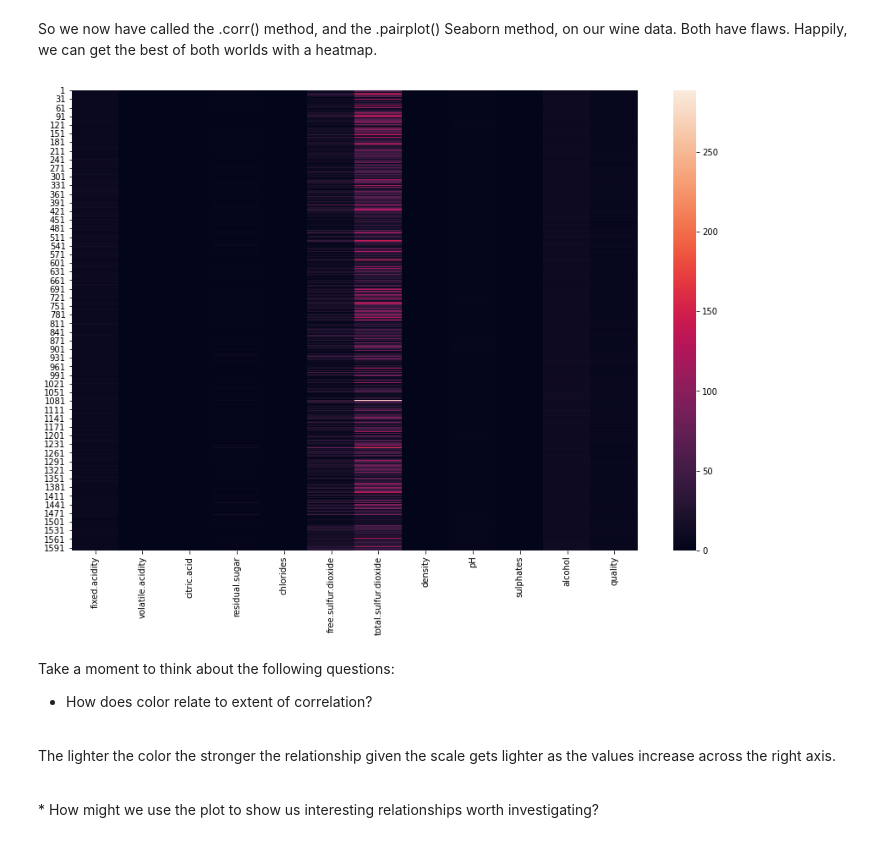
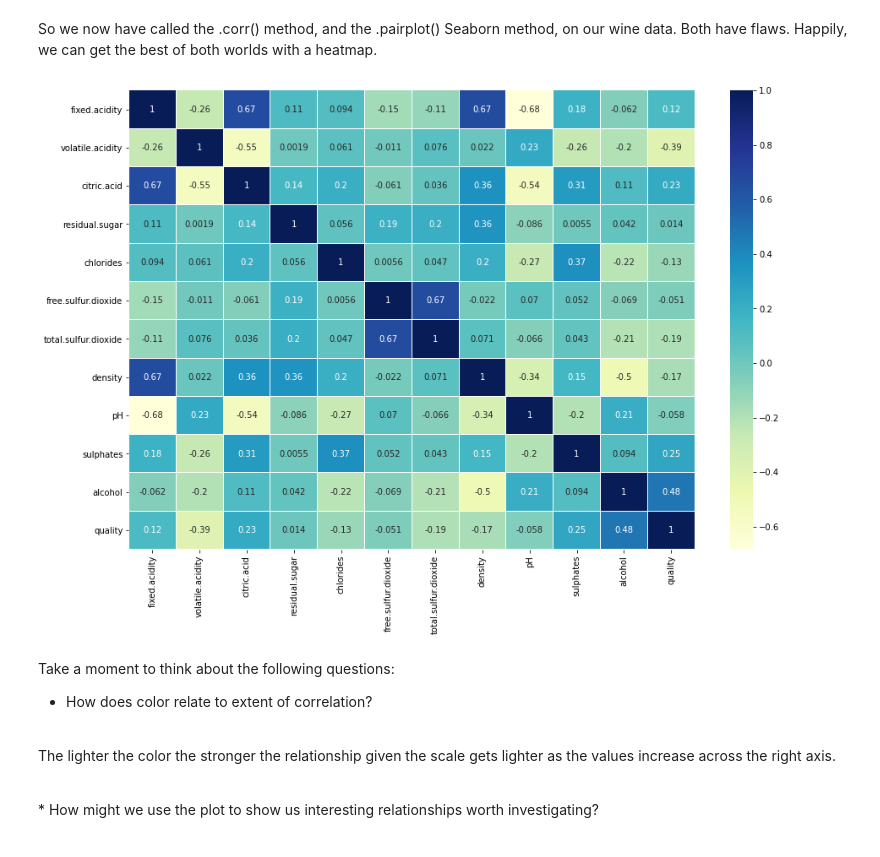
Before and after one commit to dj-m/StatisticalModeling, a Jupyter notebook: notebooks/RedWineDataset.ipynb, the cells around one changed output. Cells and saved outputs as stored; diff of their text form; code cells hidden in the pictures.

Commit message:
Modified heatmap function for clarity

```diff
--- a/notebooks/RedWineDataset.ipynb
+++ b/notebooks/RedWineDataset.ipynb
@@ -245,9 +245,9 @@ So we now have called the .corr() method, and the .pairplot() Seaborn method, on
 # %%
 # Make a heatmap of the data
 plt.figure(figsize = (15,10))
-hm = sns.heatmap(df)
+hm = sns.heatmap(df.corr(), linewidths=.1, cmap="YlGnBu", annot=True)
 # %% [output]
-[figure, old version]
+[figure, new version]
 # %% [markdown]
 Take a moment to think about the following questions:
 * How does color relate to extent of correlation?
```
